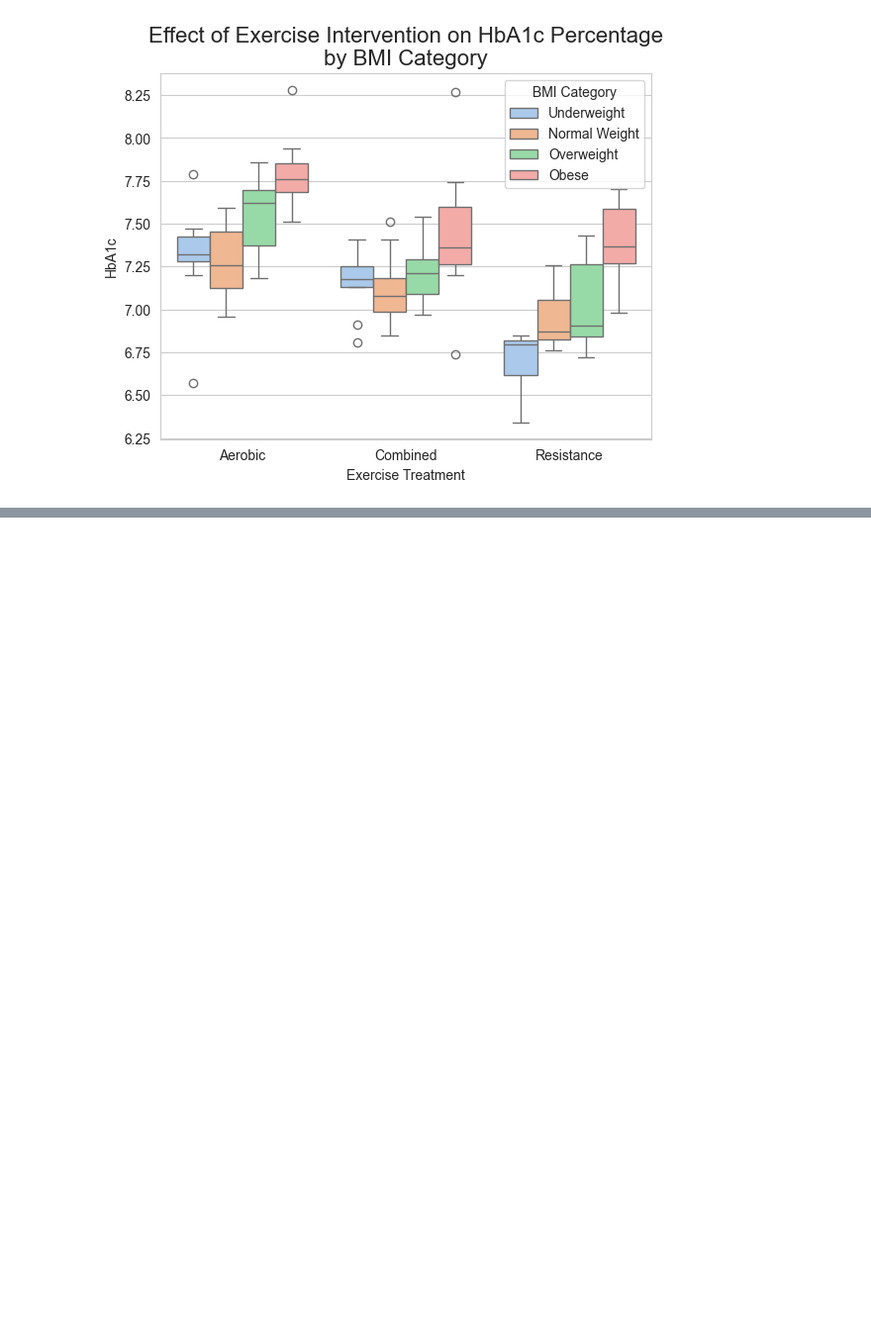
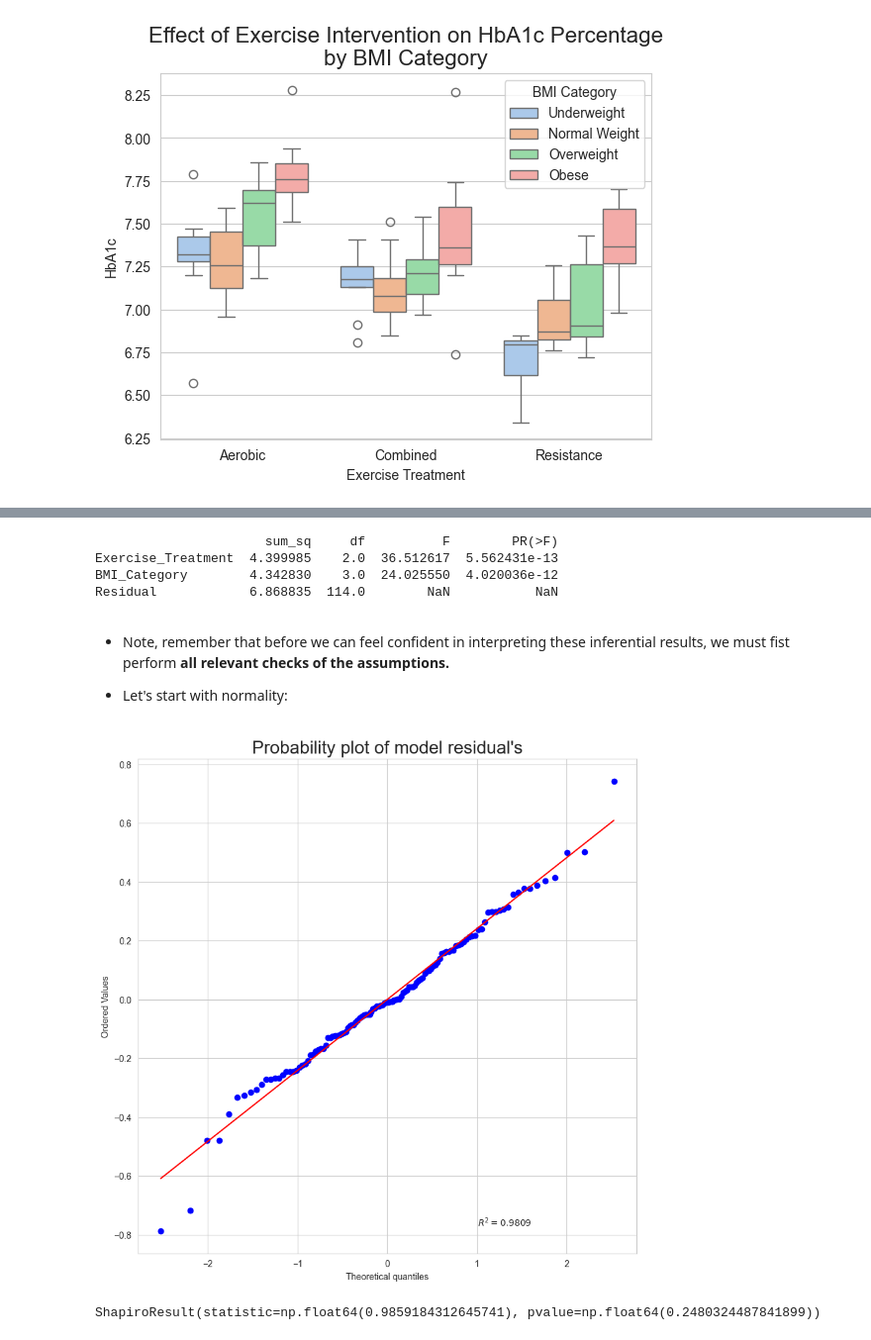
Before and after one commit to thomassonisa/STAT-7220-Applied-Experimental-Design, a Jupyter notebook: Random Block Design and Latin Squares/Intro-to-Randomized-Block-Design.ipynb, the cells around one changed output, grey strips where cells are left out. Shown: that part at 99% size. Cells and saved outputs as stored; diff of their text form; code cells hidden in the pictures; blank space fills up the shorter version.

Commit message:
Finish up RBD lecture notes

```diff
--- a/Random Block Design and Latin Squares/Intro-to-Randomized-Block-Design.ipynb
+++ b/Random Block Design and Latin Squares/Intro-to-Randomized-Block-Design.ipynb
@@ -307,0 +316,55 @@ $$ \text{Explained Variation} = b\sum_{i=1}^t(\bar{y}_{i\cdot} - \bar{y}_{\cdot\
+# %%
+## Fit ANOVA Model ##
+
+## Note, since my variable names have spaces in them
+## (e.g., "Exercise Treatment"), I have to get rid of those
+## before we use the ols function ##
+
+## First, remove spaces in variable names ##
+
+exercise.rename(columns={"Exercise Treatment": "Exercise_Treatment","BMI Category": "BMI_Category"},inplace=True)
+
+## Now fit model ##
+
+ex_mod = ols("HbA1c~Exercise_Treatment+BMI_Category",data=exercise).fit()
+
+## Obtain ANOVA Table ##
+
+print(sm.stats.anova_lm(ex_mod,typ=2))
+# %% [output]
+                      sum_sq     df          F        PR(>F)
+Exercise_Treatment  4.399985    2.0  36.512617  5.562431e-13
+BMI_Category        4.342830    3.0  24.025550  4.020036e-12
+Residual            6.868835  114.0        NaN           NaN
+# %% [markdown]
+- Note, remember that before we can feel confident in interpreting these inferential results, we must fist perform **all relevant checks of the assumptions.**
+
+- Let's start with normality:
+# %%
+## Assessing Normality ##
+
+## Import scipy ##
+
+import scipy.stats as stats
+
+## Extract Model Residuals ##
+
+ex_residuals = ex_mod.resid
+
+## Generate QQ plot ##
+
+fig = plt.figure(figsize= (10, 10))
+ax = fig.add_subplot(111)
+
+normality_plot, stat = stats.probplot(ex_residuals, plot= plt, rvalue= True)
+ax.set_title("Probability plot of model residual's", fontsize= 20)
+ax.set
+
+plt.show()
+
+## S-W Test ##
+
+print(stats.shapiro(ex_residuals))
+# %% [output]
+[figure, added]
+ShapiroResult(statistic=np.float64(0.9859184312645741), pvalue=np.float64(0.2480324487841899))
```
Also changed, not shown: parts of 8 cells of this notebook.
